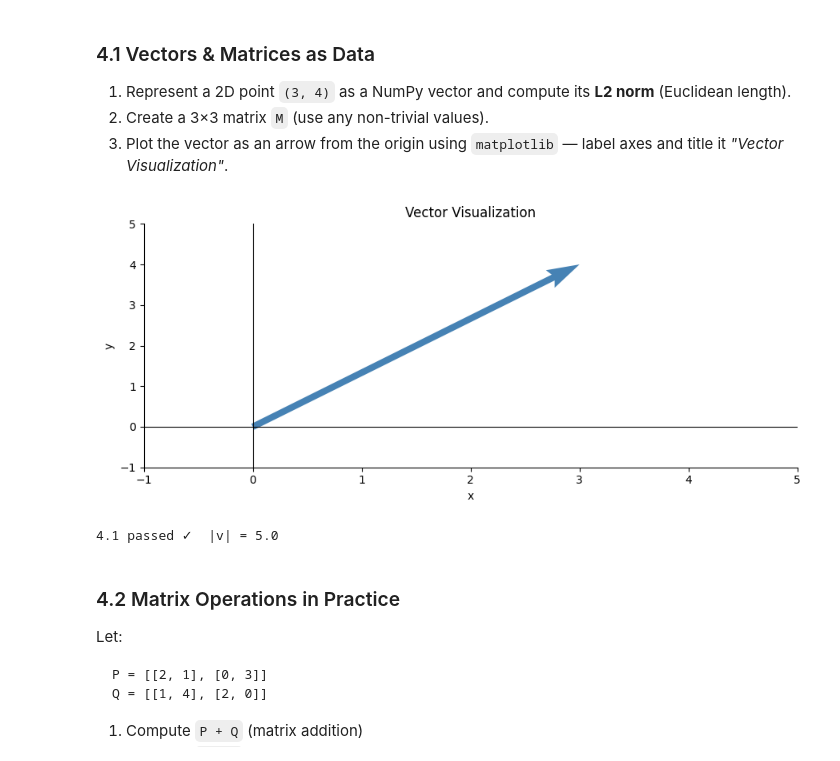
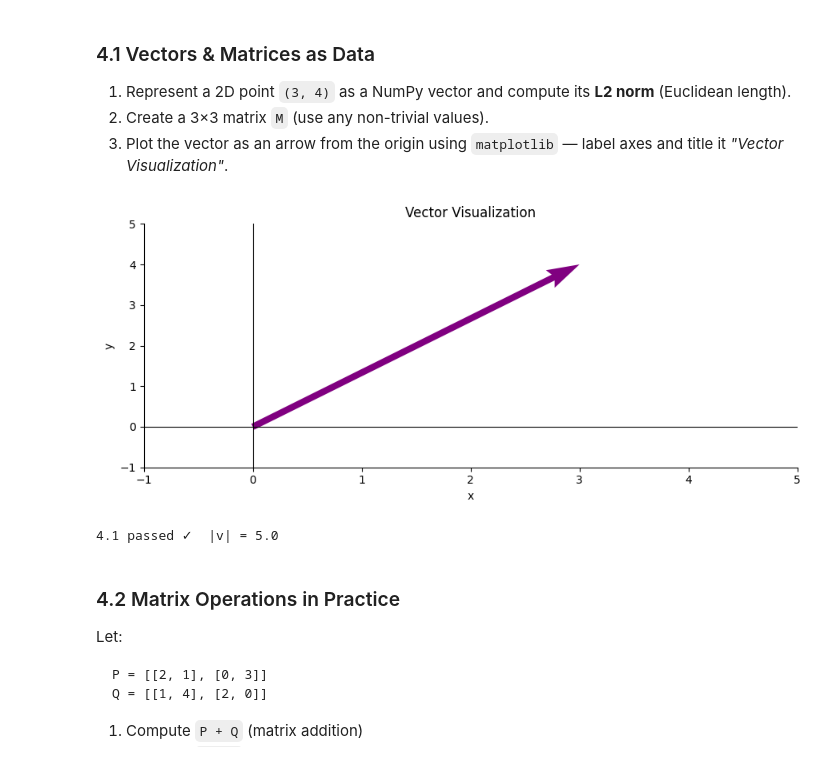
Before and after one commit to autadegayatri/Celebal_CEI_Assignments, a Jupyter notebook: week1_Gayatri_Autade.ipynb, the cells around one changed output. Drawn from its saved outputs; the diff is of its cells as text; code cells hidden in the pictures.

```diff
--- a/week1_Gayatri_Autade.ipynb
+++ b/week1_Gayatri_Autade.ipynb
@@ -374,24 +376,24 @@ dtype: int64
 # %%
 v = np.array([3, 4])
 norm_v = np.linalg.norm(v)  # Compute the norm of vector v
 
 M = np.array([[2, 0, 1], [1, 3, 0], [0, 1, 4]])
 
 # Plot
 fig, ax = plt.subplots()
-ax.quiver(0, 0, v[0], v[1], angles='xy', scale_units='xy', scale=1, color='steelblue', width=0.01)
+ax.quiver(0, 0, v[0], v[1], angles='xy', scale_units='xy', scale=1, color='purple', width=0.01)
 ax.set_xlim(-1, 5); ax.set_ylim(-1, 5)
 ax.set_xlim(-1, 5); ax.set_ylim(-1, 5)
 ax.set_xlabel('x'); ax.set_ylabel('y')
 ax.set_title('Vector Visualization')
 ax.axhline(0, color='k', lw=0.8); ax.axvline(0, color='k', lw=0.8)
 plt.tight_layout(); plt.show()
 
 assert abs(norm_v - 5.0) < 1e-9
 assert M.shape == (3, 3)
 print(f"4.1 passed ✓  |v| = {norm_v}")
 # %% [output]
-[figure, old version]
+[figure, new version]
 4.1 passed ✓  |v| = 5.0
 # %% [markdown]
 ### 4.2 Matrix Operations in Practice
```
Also changed, not shown: parts of 18 cells of this notebook.
